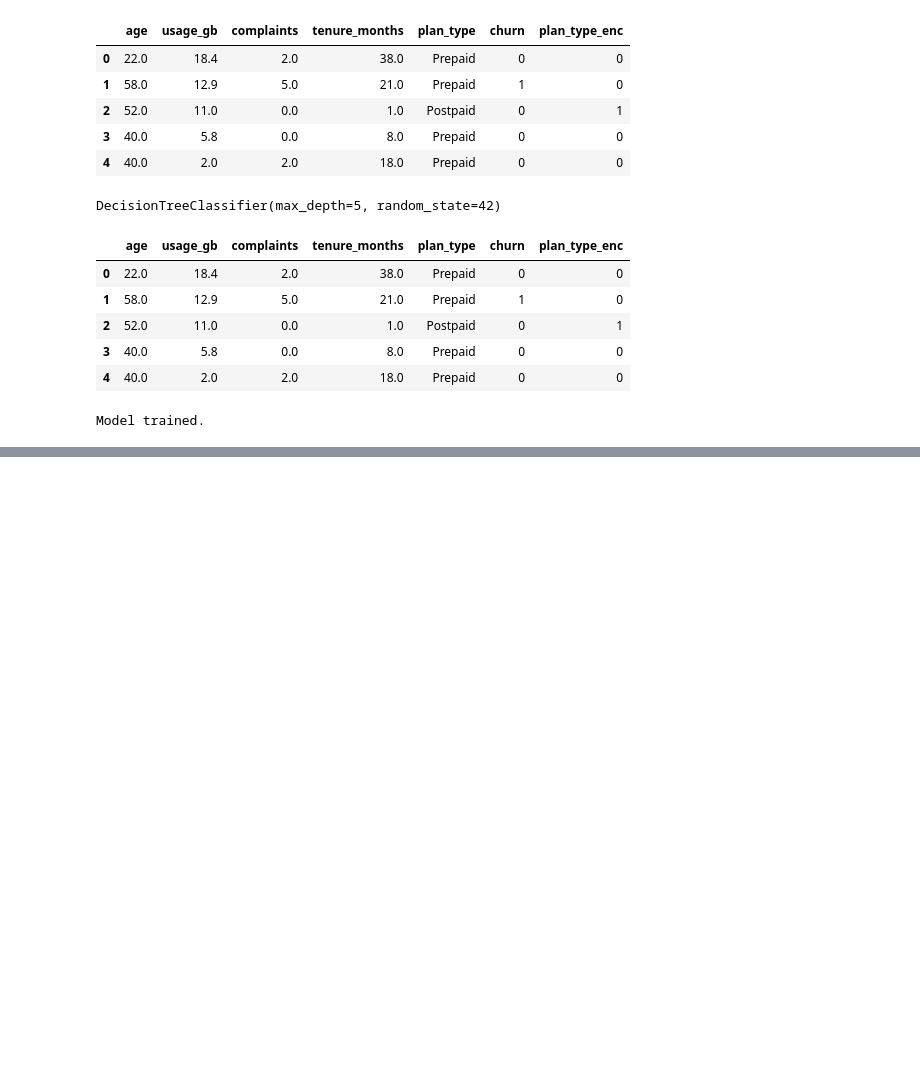
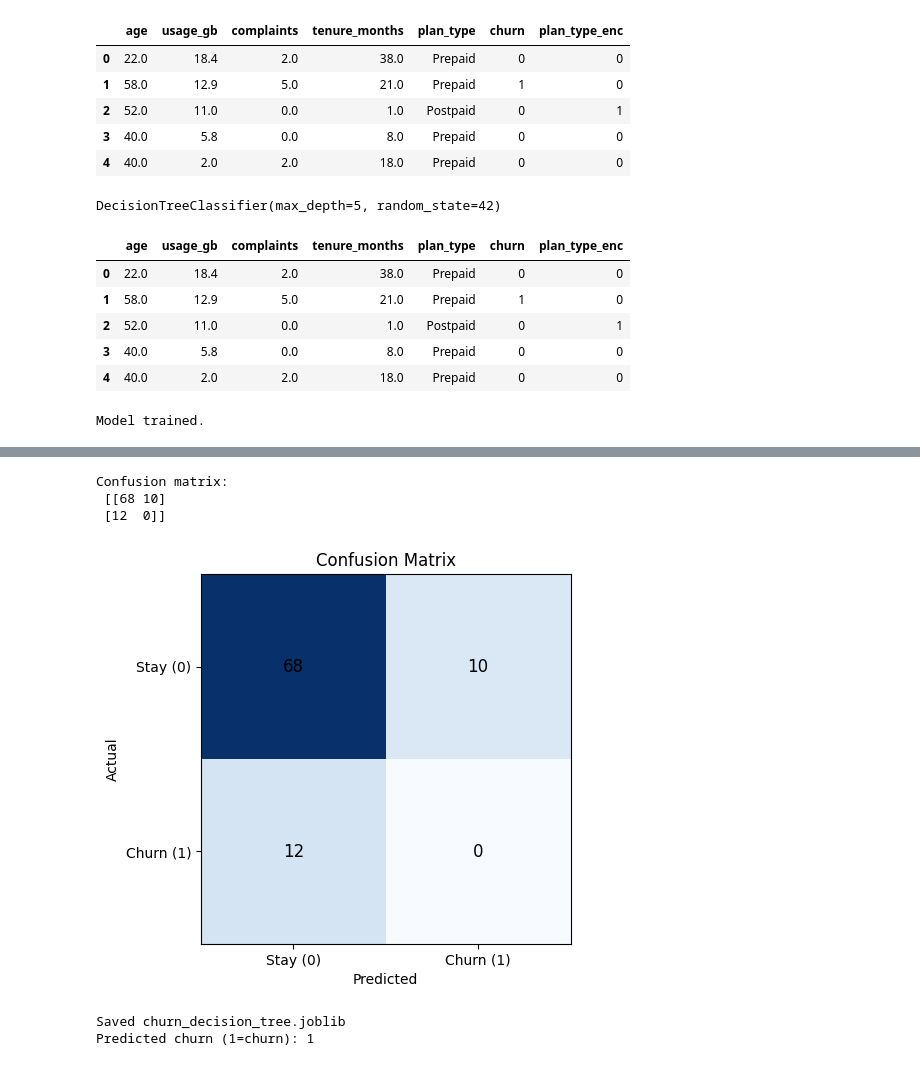
Before and after one commit to Navedkhan06/BSNL-Training, a Jupyter notebook: churn_p/chrun_training.ipynb, the cells around one changed output, grey strips where cells are left out. Cells and saved outputs as stored; diff of their text form; code cells hidden in the pictures; blank space fills up the shorter version.

Commit message:
Predicted churn

```diff
--- a/churn_p/chrun_training.ipynb
+++ b/churn_p/chrun_training.ipynb
@@ -122,0 +127,3 @@ Model trained.
+# %%
+# Predict
+y_pred = clf.predict(X_test)
@@ -122,0 +150,40 @@ Model trained.
+# %%
+# Confusion matrix
+cm = confusion_matrix(y_test, y_pred)
+print("Confusion matrix:\n", cm)
+# %% [output]
+Confusion matrix:
+ [[68 10]
+ [12  0]]
+# %%
+# Top-left (50) -> correctly predicted “Stay”
+# Top-right (10) -> false alarms (predicted churn, actually stayed)
+# Bottom-right (35) -> correctly predicted “Churn”
+# Bottom-left (5) -> missed churns
+
+# Plot nicely
+fig, ax = plt.subplots()
+ax.imshow(cm, cmap="Blues")
+ax.set_title("Confusion Matrix")
+ax.set_xlabel("Predicted"); ax.set_ylabel("Actual")
+for (i, j), v in np.ndenumerate(cm):
+    ax.text(j, i, str(v), ha='center', va='center', fontsize=12)
+ax.set_xticks([0,1]); ax.set_yticks([0,1])
+ax.set_xticklabels(["Stay (0)", "Churn (1)"]); ax.set_yticklabels(["Stay (0)", "Churn (1)"])
+plt.show()
+# %% [output]
+[figure, added]
+# %%
+import joblib
+model_to_save = best_clf if 'best_clf' in globals() else clf
+joblib.dump(model_to_save, "churn_decision_tree.joblib")
+print("Saved churn_decision_tree.joblib")
+
+# Example: predict churn for a new customer
+new_customer = pd.DataFrame([{
+    "age": 28, "usage_gb": 6.0, "complaints": 3, "tenure_months": 4, "plan_type_enc": 0  # Prepaid
+}])
+print("Predicted churn (1=churn):", int(model_to_save.predict(new_customer)[0]))
+# %% [output]
+Saved churn_decision_tree.joblib
+Predicted churn (1=churn): 1
```
Also changed, not shown: parts of 3 cells of this notebook, 1 other file.
